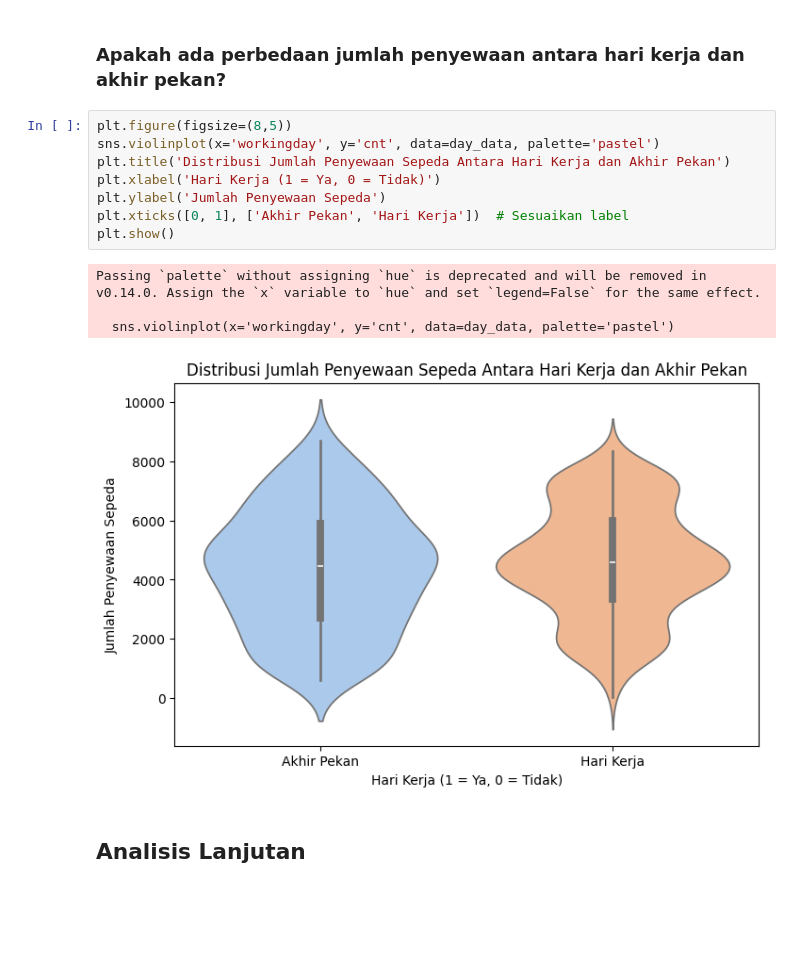
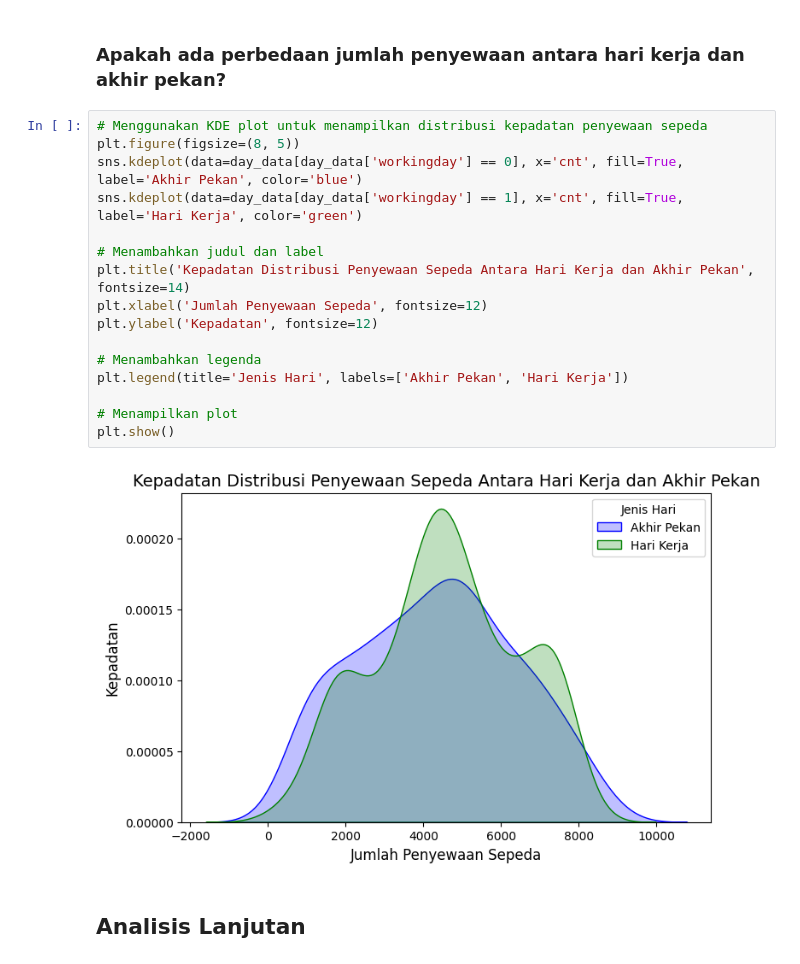
Before and after one commit to Nuu12d11n/submissiondicoding_PAD, a Jupyter notebook: ProyekAnalisData.ipynb, the cells around one changed output. Cells and saved outputs as stored; diff of their text form; blank space fills up the shorter version.

```diff
--- a/ProyekAnalisData.ipynb
+++ b/ProyekAnalisData.ipynb
@@ -254,18 +254,23 @@ Passing `palette` without assigning `hue` is deprecated and will be removed in v
 # %% [markdown]
 ### Apakah ada perbedaan jumlah penyewaan antara hari kerja dan akhir pekan?
-# %%
-plt.figure(figsize=(8,5))
-sns.violinplot(x='workingday', y='cnt', data=day_data, palette='pastel')
-plt.title('Distribusi Jumlah Penyewaan Sepeda Antara Hari Kerja dan Akhir Pekan')
-plt.xlabel('Hari Kerja (1 = Ya, 0 = Tidak)')
-plt.ylabel('Jumlah Penyewaan Sepeda')
-plt.xticks([0, 1], ['Akhir Pekan', 'Hari Kerja'])  # Sesuaikan label
-plt.show()
-# %% [output]
-Passing `palette` without assigning `hue` is deprecated and will be removed in v0.14.0. Assign the `x` variable to `hue` and set `legend=False` for the same effect.
-
-  sns.violinplot(x='workingday', y='cnt', data=day_data, palette='pastel')
-[figure, removed]
+# %%
+# Menggunakan KDE plot untuk menampilkan distribusi kepadatan penyewaan sepeda
+plt.figure(figsize=(8, 5))
+sns.kdeplot(data=day_data[day_data['workingday'] == 0], x='cnt', fill=True, label='Akhir Pekan', color='blue')
+sns.kdeplot(data=day_data[day_data['workingday'] == 1], x='cnt', fill=True, label='Hari Kerja', color='green')
+
+# Menambahkan judul dan label
+plt.title('Kepadatan Distribusi Penyewaan Sepeda Antara Hari Kerja dan Akhir Pekan', fontsize=14)
+plt.xlabel('Jumlah Penyewaan Sepeda', fontsize=12)
+plt.ylabel('Kepadatan', fontsize=12)
+
+# Menambahkan legenda
+plt.legend(title='Jenis Hari', labels=['Akhir Pekan', 'Hari Kerja'])
+
+# Menampilkan plot
+plt.show()
+# %% [output]
+[figure, added]
 # %% [markdown]
 ## Analisis Lanjutan
 # %% [markdown]
```
Also changed, not shown: parts of 6 cells of this notebook, 2 other files.
